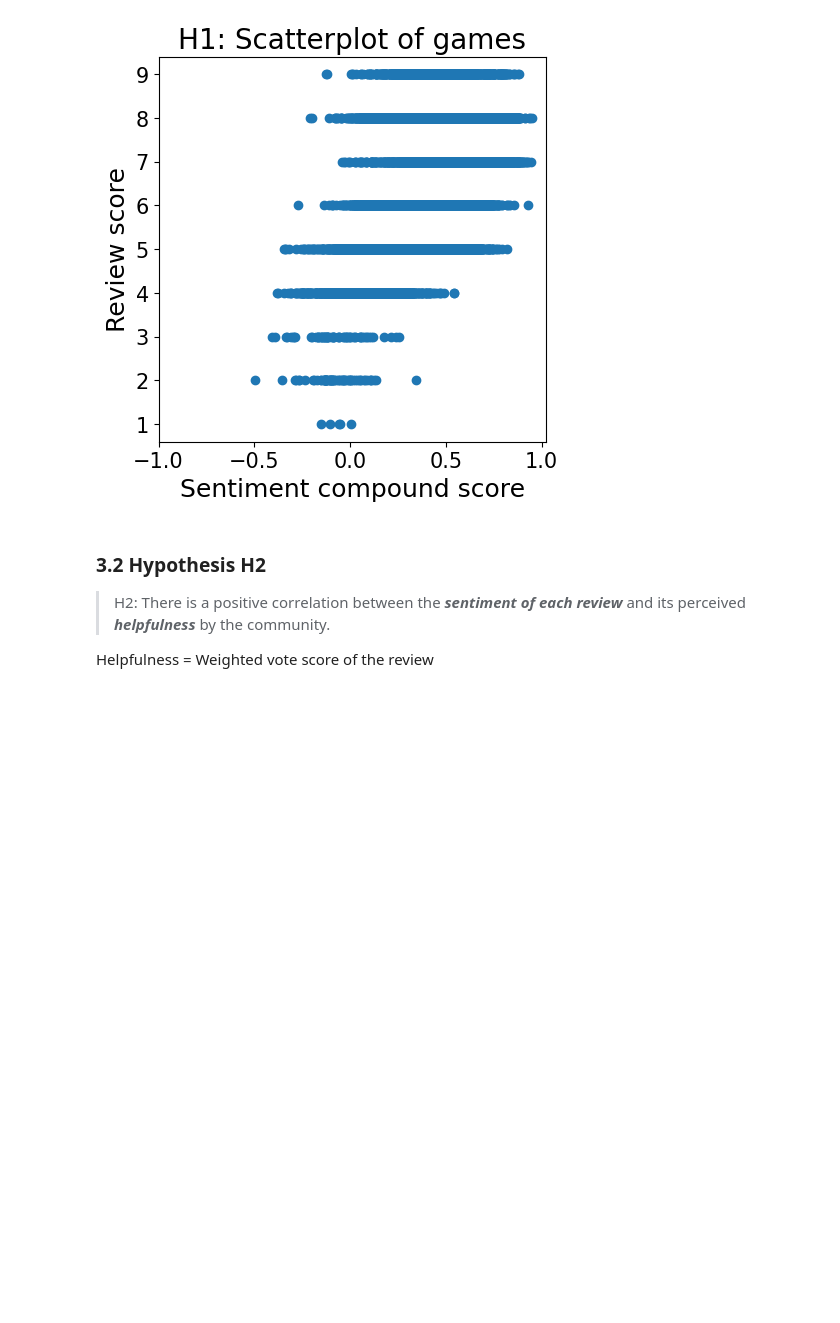
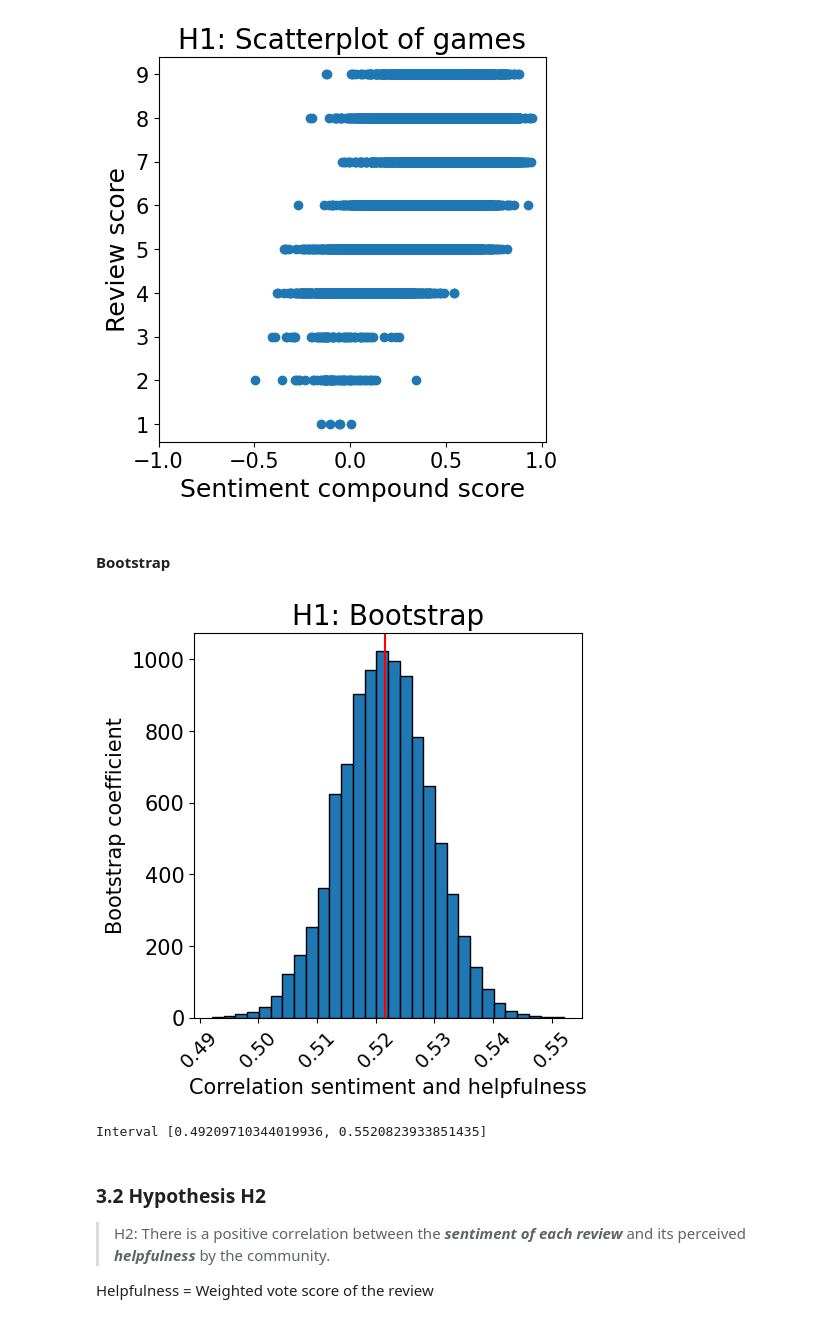
Before and after one commit to csum1/SteamGamesSentiment, a Jupyter notebook: steam.ipynb, the cells around one changed output. Cells and saved outputs as stored; diff of their text form; code cells hidden in the pictures; blank space fills up the shorter version.

Commit message:
added H1 bootstrap

```diff
--- a/steam.ipynb
+++ b/steam.ipynb
@@ -566,6 +566,40 @@ plt.yticks(fontsize=15)
 plt.show()
 # %% [output]
 [figure]
+# %% [markdown]
+#### Bootstrap
+# %%
+# bootstrap
+num_iterations = 10_000
+num_samples = 10_000
+
+coefficents = []
+for _ in range(num_iterations):
+    sampled = df_games.sample(num_samples, replace=True)
+    coeff, p_value = stats.pearsonr(sampled['sent.mean_comp'], sampled['review_score'])
+    coefficents.append(coeff)
+coefficents = np.array(coefficents)
+
+# histogram
+plt.figure(figsize=(5,5))
+plt.hist(coefficents, bins=30, edgecolor='black')
+plt.title("H1: Bootstrap", fontsize=20)
+
+# axes
+plt.xlabel("Correlation sentiment and helpfulness", fontsize=15)
+plt.xticks(fontsize=14, rotation=45)
+plt.ylabel("Bootstrap coefficient", fontsize=15)
+plt.yticks(np.arange(0,1001, 200), fontsize=15)
+
+# correlation on overall set
+plt.axvline(H1_coeff, color="red")
+
+plt.show()
+
+print(f"Interval [{min(coefficents)}, {max(coefficents)}]")
+# %% [output]
+[figure, added]
+Interval [0.49209710344019936, 0.5520823933851435]
 # %% [markdown]
 ### 3.2 Hypothesis H2
 
```
Also changed, not shown: parts of 3 cells of this notebook.
